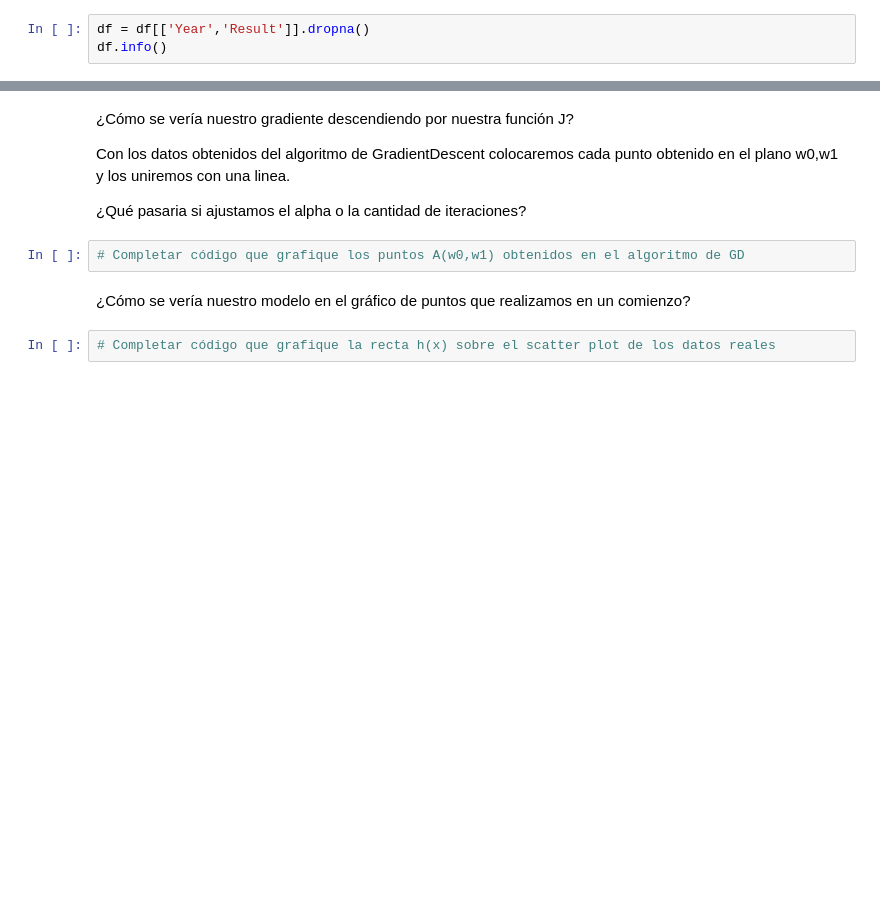
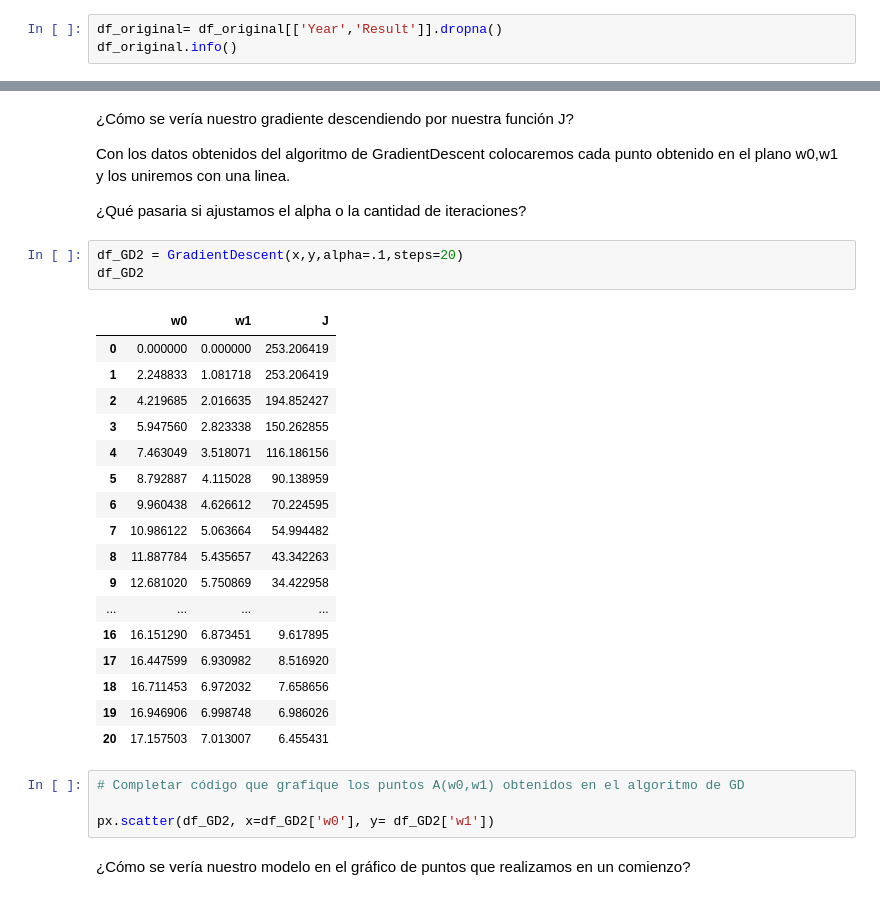
Before and after one commit to Fonteeres/IA_Ciencia_Datos, a Jupyter notebook: Semestre 4/Aprendizaje Automatico 2/Clase 2/TP2 Gradien Descent - Juegos Olímpicos.ipynb, the cells around one changed output, grey strips where cells are left out. Saved outputs shown, nothing was run; the diff lists cells and outputs as text; blank space fills up the shorter version.

```diff
--- a/Semestre 4/Aprendizaje Automatico 2/Clase 2/TP2 Gradien Descent - Juegos Olímpicos.ipynb
+++ b/Semestre 4/Aprendizaje Automatico 2/Clase 2/TP2 Gradien Descent - Juegos Olímpicos.ipynb
@@ -31,8 +32,8 @@ df.describe()
 # %% [markdown]
 Solo nos interesa quedarnos con el año y los tiempos.
 # %%
-df = df[['Year','Result']].dropna()
-df.info()
+df_original= df_original[['Year','Result']].dropna()
+df_original.info()
 # %% [output]
 <class 'pandas.core.frame.DataFrame'>
 Int64Index: 18 entries, 0 to 17
@@ -260,9 +174,30 @@ df2
 Con los datos obtenidos del algoritmo de GradientDescent colocaremos cada punto obtenido en el plano w0,w1 y los uniremos con una linea.
 
 ¿Qué pasaria si ajustamos el alpha o la cantidad de iteraciones?
+# %%
+df_GD2 = GradientDescent(x,y,alpha=.1,steps=20)
+df_GD2
+# %% [output]
+|  | w0 | w1 | J |
+| 0 | 0.000000 | 0.000000 | 253.206419 |
+| 1 | 2.248833 | 1.081718 | 253.206419 |
+| 2 | 4.219685 | 2.016635 | 194.852427 |
+| 3 | 5.947560 | 2.823338 | 150.262855 |
+| 4 | 7.463049 | 3.518071 | 116.186156 |
+| 5 | 8.792887 | 4.115028 | 90.138959 |
+| 6 | 9.960438 | 4.626612 | 70.224595 |
+| 7 | 10.986122 | 5.063664 | 54.994482 |
+| 8 | 11.887784 | 5.435657 | 43.342263 |
+| 9 | 12.681020 | 5.750869 | 34.422958 |
+| ... | ... | ... | ... |
+| 16 | 16.151290 | 6.873451 | 9.617895 |
+| 17 | 16.447599 | 6.930982 | 8.516920 |
+| 18 | 16.711453 | 6.972032 | 7.658656 |
+| 19 | 16.946906 | 6.998748 | 6.986026 |
+| 20 | 17.157503 | 7.013007 | 6.455431 |
 # %%
 # Completar código que grafique los puntos A(w0,w1) obtenidos en el algoritmo de GD
+
+px.scatter(df_GD2, x=df_GD2['w0'], y= df_GD2['w1'])
 # %% [markdown]
 ¿Cómo se vería nuestro modelo en el gráfico de puntos que realizamos en un comienzo?
-# %%
-# Completar código que grafique la recta h(x) sobre el scatter plot de los datos reales
```
Also changed, not shown: parts of 16 cells of this notebook, 2 other files.
